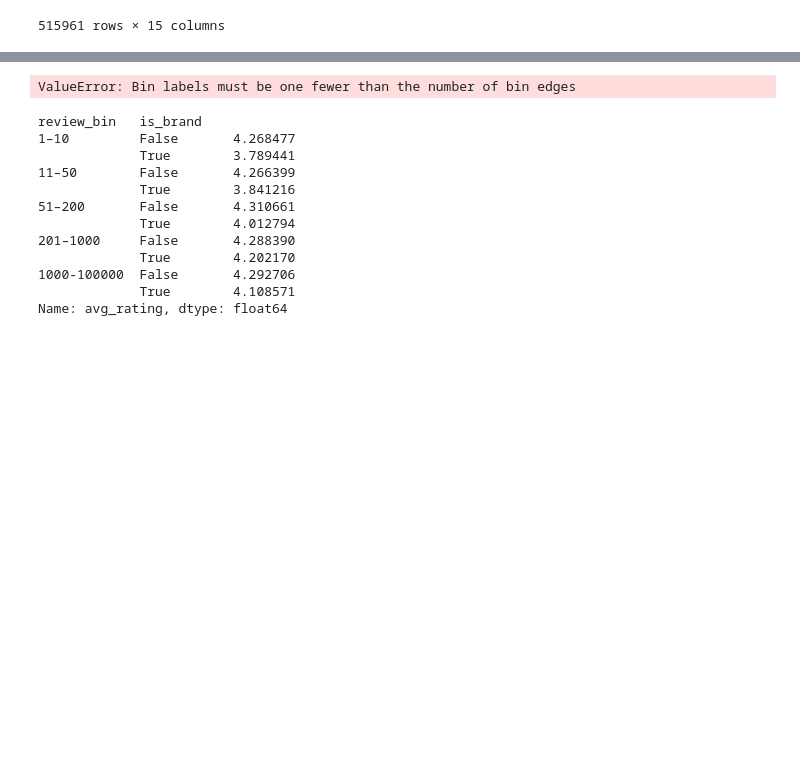
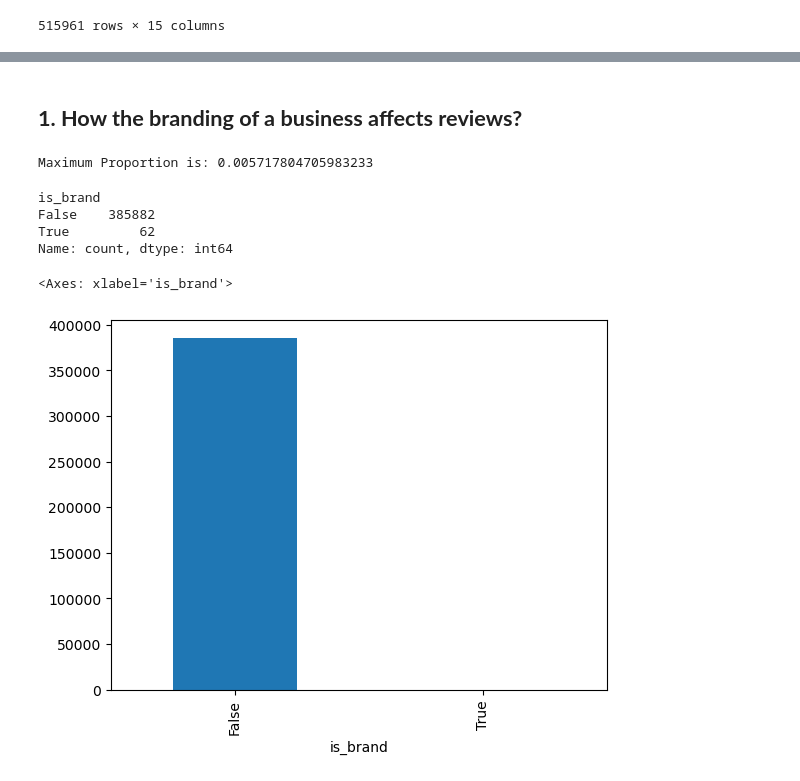
Before and after one commit to Dhrutube/DS3-LocalLens, a Jupyter notebook: data.ipynb, the cells around one changed output, grey strips where cells are left out. Saved outputs shown, nothing was run; the diff lists cells and outputs as text; code cells hidden in the pictures; blank space fills up the shorter version.

```diff
--- a/data.ipynb
+++ b/data.ipynb
@@ -70,24 +36,39 @@ california_metadata.groupby('is_brand')['avg_rating'].agg(['mean','median','std'
-# %%
-california_metadata['review_bin'] = pd.cut(
-    california_metadata['num_of_reviews'],
-    bins=[0, 10, 50, 200, 1000,10000, float('inf')],
-    labels=['1–10', '11–50', '51–200', '201–1000', '1000-100000']
-)
-california_metadata
-# %% [output]
-ValueError: Bin labels must be one fewer than the number of bin edges
-# %%
-california_metadata.groupby(['review_bin', 'is_brand'])['avg_rating'].mean()
-# %% [output]
-review_bin   is_brand
-1–10         False       4.268477
-             True        3.789441
-11–50        False       4.266399
-             True        3.841216
-51–200       False       4.310661
-             True        4.012794
-201–1000     False       4.288390
-             True        4.202170
-1000-100000  False       4.292706
-             True        4.108571
-Name: avg_rating, dtype: float64
+# %% [markdown]
+## **1. How the branding of a business affects reviews?**
+# %%
+####################################################
+# Finding a good threshold that consider a brand
+####################################################
+
+location_counts = california_metadata.groupby('name')['gmap_id'].nunique()
+total_count = california_metadata.get('gmap_id').nunique()
+
+#Calculate proportion for each business
+location_proportion = location_counts/total_count
+
+print('Maximum Proportion is:',location_proportion.max())
+# %% [output]
+Maximum Proportion is: 0.005717804705983233
+# %%
+# Create a df that has proportion for each company and filter out brand vs non-brand
+brand_proportion_df = pd.DataFrame()
+brand_proportion_df = brand_proportion_df.assign(Proportion = proportion_location_counts)
+
+brand_threshold = 0.0005
+
+brand_proportion_df['is_brand'] = (
+    brand_proportion_df['Proportion'] >= brand_threshold
+)
+# See the count between non-brand vs brand
+brand_proportion_df['is_brand'].value_counts()
+# %% [output]
+is_brand
+False    385882
+True         62
+Name: count, dtype: int64
+# %%
+# Normal Bar Chart (imbalance)
+brand_proportion_df['is_brand'].value_counts().plot(kind='bar')
+# %% [output]
+<Axes: xlabel='is_brand'>
+[figure, added]
```
Also changed, not shown: parts of 24 cells of this notebook.
